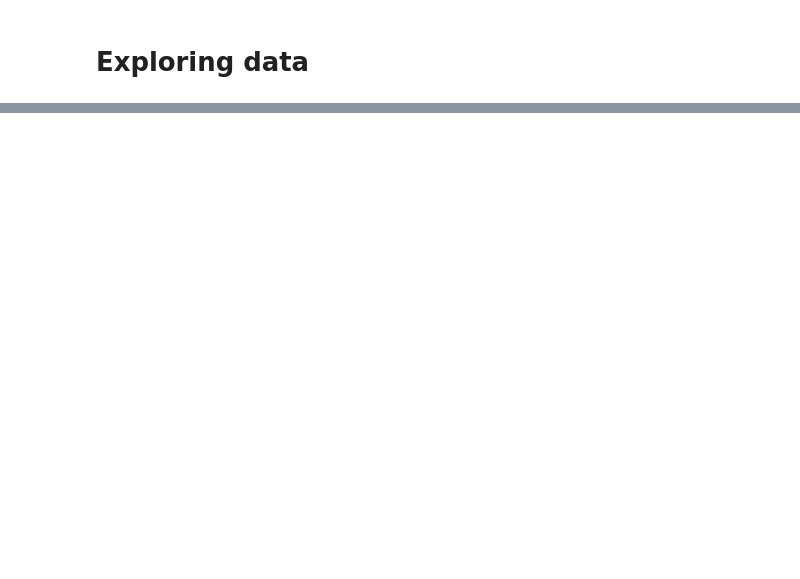
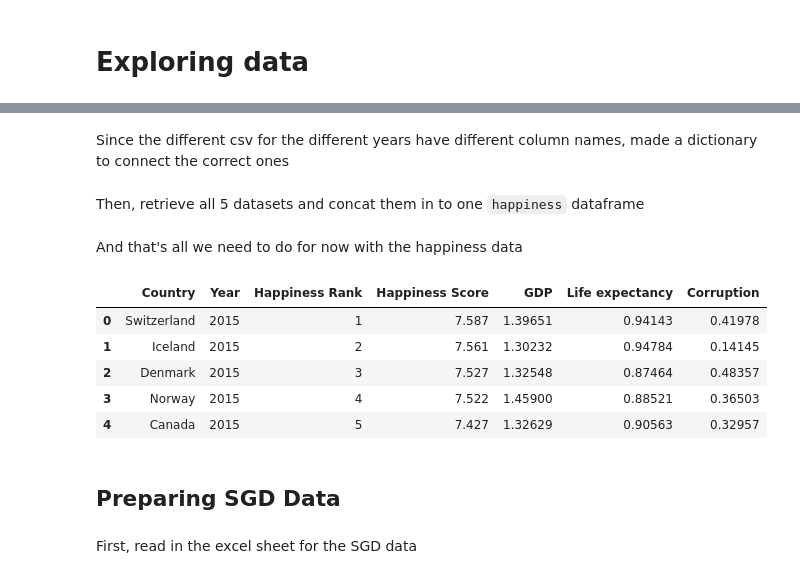
Before and after one commit to lboekestein/DWproject, a Jupyter notebook: src/dataexploring.ipynb, the cells around one changed output, grey strips where cells are left out. Saved outputs shown, nothing was run; the diff lists cells and outputs as text; code cells hidden in the pictures; blank space fills up the shorter version.

```diff
--- a/src/dataexploring.ipynb
+++ b/src/dataexploring.ipynb
@@ -5 +9,51 @@ import pandas as pd
+# %% [markdown]
+Since the different csv for the different years have different column names, made a dictionary to connect the correct ones
+# %%
+column_dict = {"Happiness.Rank" : "Happiness Rank",
+               "Overall rank" : "Happiness Rank",
+               "Country or region" : "Country",
+               "Happiness.Score" : "Happiness Score",
+               "Score" : "Happiness Score",
+               "Economy (GDP per Capita)" : "GDP",
+               "Economy..GDP.per.Capita." : "GDP",
+               "GDP per capita" : "GDP",
+               "Health (Life Expectancy)" : "Life expectancy",
+               "Health..Life.Expectancy." : "Life expectancy",
+               "Healthy life expectancy" : "Life expectancy",
+               "Trust (Government Corruption)" : "Corruption",
+               "Trust..Government.Corruption." : "Corruption",
+               "Perceptions of corruption" : "Corruption"
+              }
+# %% [markdown]
+Then, retrieve all 5 datasets and concat them in to one `happiness` dataframe
+# %%
+years = range(2015, 2020)
+
+ind_years = []
+columns_to_keep = ["Country", "Year", "Happiness Rank", "Happiness Score", "GDP", "Life expectancy", "Corruption"]
+
+for year in years:
+    path = "../data/worldhappiness/" + str(year) + ".csv"
+    df = pd.read_csv(path)
+    df.rename(columns=column_dict, inplace=True)
+    df["Year"] = year
+    df = df[columns_to_keep]
+    ind_years.append(df)
+
+happiness = pd.concat(ind_years, ignore_index=True)
+# %% [markdown]
+And that's all we need to do for now with the happiness data
+# %%
+happiness.head()
+# %% [output]
+|  | Country | Year | Happiness Rank | Happiness Score | GDP | Life expectancy | Corruption |
+| 0 | Switzerland | 2015 | 1 | 7.587 | 1.39651 | 0.94143 | 0.41978 |
+| 1 | Iceland | 2015 | 2 | 7.561 | 1.30232 | 0.94784 | 0.14145 |
+| 2 | Denmark | 2015 | 3 | 7.527 | 1.32548 | 0.87464 | 0.48357 |
+| 3 | Norway | 2015 | 4 | 7.522 | 1.45900 | 0.88521 | 0.36503 |
+| 4 | Canada | 2015 | 5 | 7.427 | 1.32629 | 0.90563 | 0.32957 |
+# %% [markdown]
+## Preparing SGD Data
+# %% [markdown]
+First, read in the excel sheet for the SGD data
 # %%
```
Also changed, not shown: parts of 25 cells of this notebook, 1 other file.
